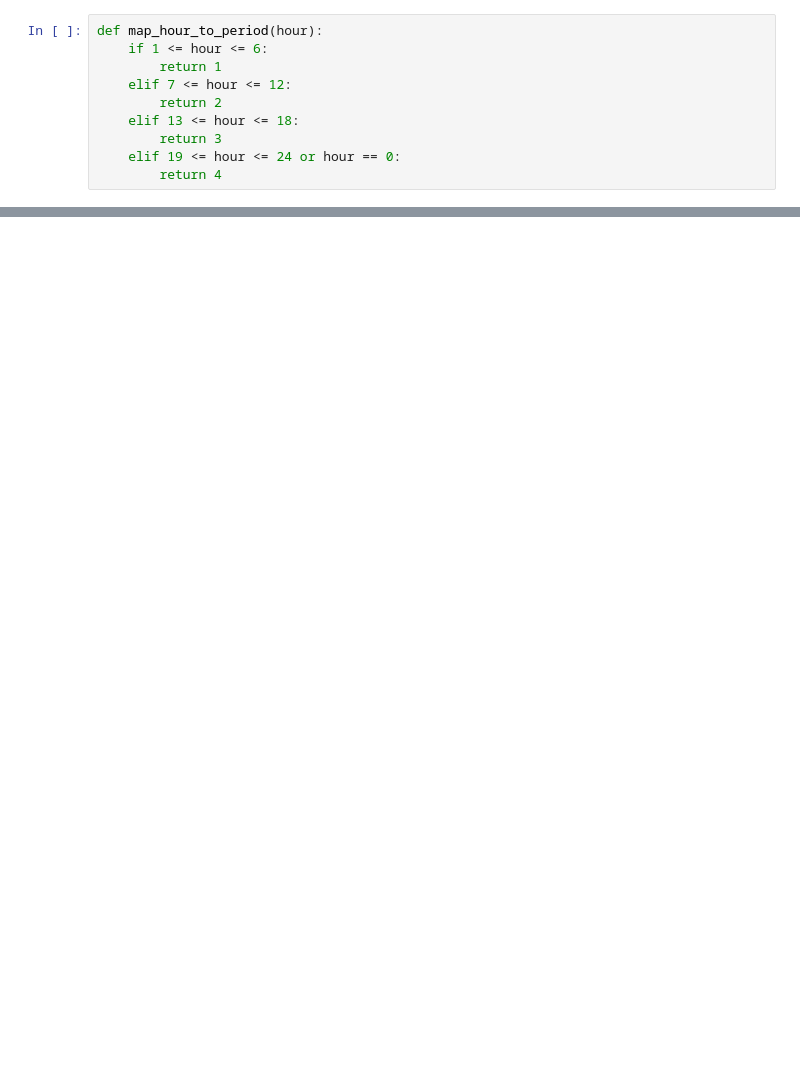
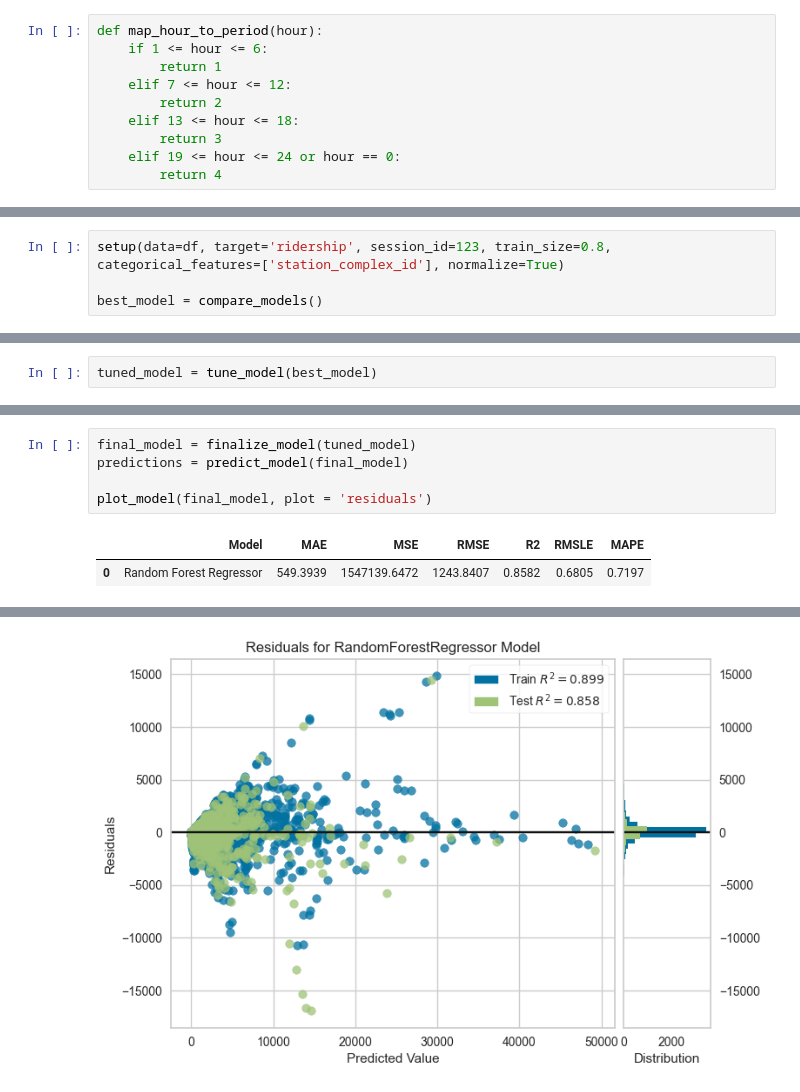
Before and after one commit to IsraP/IP-TCC, a Jupyter notebook: TCC 2.0.ipynb, the cells around one changed output, grey strips where cells are left out. Drawn from its saved outputs; the diff is of its cells as text; blank space fills up the shorter version.

```diff
--- a/TCC 2.0.ipynb
+++ b/TCC 2.0.ipynb
@@ -65,0 +186,4 @@ df.to_csv(output_csv_path, index=False)
+# %%
+setup(data=df, target='ridership', session_id=123, train_size=0.8, categorical_features=['station_complex_id'], normalize=True)
+
+best_model = compare_models()
@@ -65,0 +231,2 @@ df.to_csv(output_csv_path, index=False)
+# %%
+tuned_model = tune_model(best_model)
@@ -65,0 +255,8 @@ df.to_csv(output_csv_path, index=False)
+# %%
+final_model = finalize_model(tuned_model)
+predictions = predict_model(final_model)
+
+plot_model(final_model, plot = 'residuals')
+# %% [output]
+|  | Model | MAE | MSE | RMSE | R2 | RMSLE | MAPE |
+| 0 | Random Forest Regressor | 549.3939 | 1547139.6472 | 1243.8407 | 0.8582 | 0.6805 | 0.7197 |
@@ -65,0 +264 @@ df.to_csv(output_csv_path, index=False)
+[figure, added]
```
Also changed, not shown: parts of 63 cells of this notebook, 5 other files.
